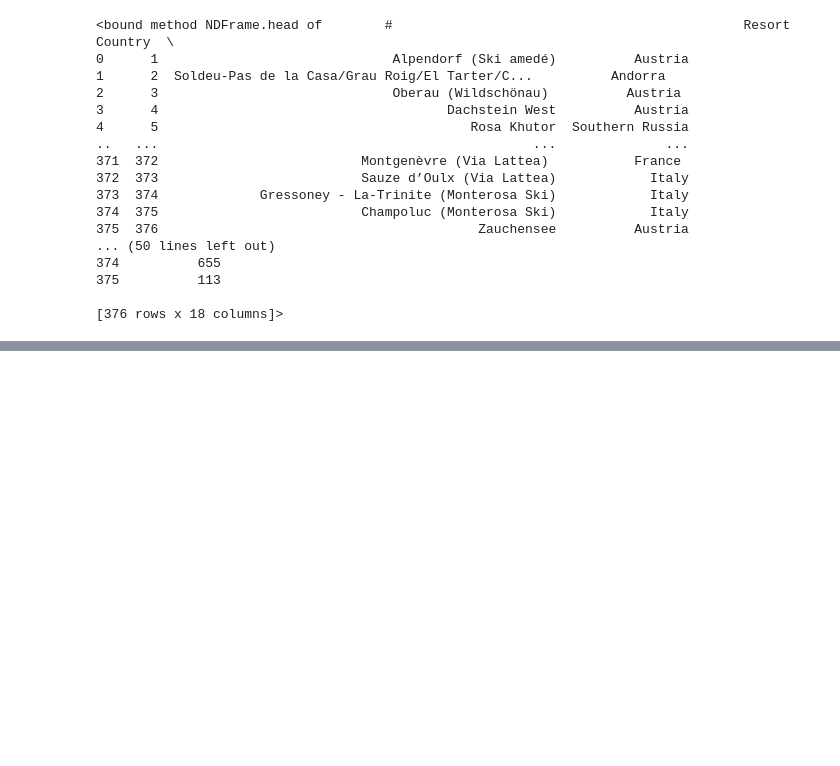
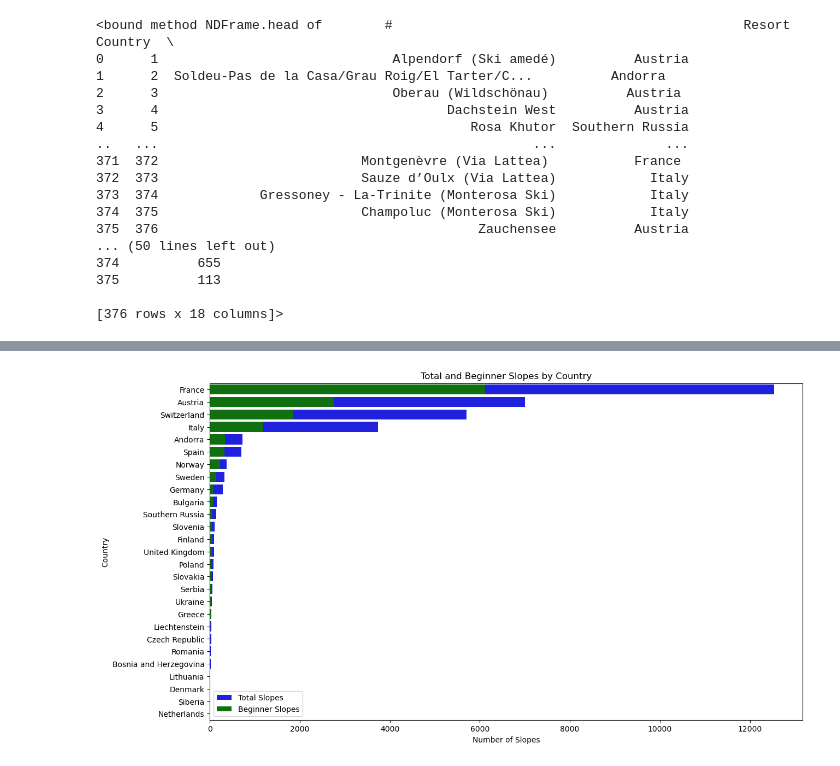
Before and after one commit to defunSM/European-Ski-Resort, a Jupyter notebook: code/02transform.ipynb, the cells around one changed output, grey strips where cells are left out. Drawn from its saved outputs; the diff is of its cells as text; code cells hidden in the pictures; blank space fills up the shorter version.

```diff
--- a/code/02transform.ipynb
+++ b/code/02transform.ipynb
@@ -35,0 +79,18 @@ df.head
+# %%
+plt.figure(figsize=(14, 8))
+
+total_slope_country = df.groupby('Country')['TotalSlope'].sum().sort_values(ascending=False)
+beginner_slopes = df.groupby('Country')['BeginnerSlope'].sum().sort_values(ascending=False)
+
+# a grouped bar plot
+sns.barplot(x=total_slope_country.values, y=total_slope_country.index, label='Total Slopes', color='blue')
+sns.barplot(x=beginner_slopes.values, y=beginner_slopes.index, label='Beginner Slopes', color='green')
+
+plt.xlabel('Number of Slopes')
+plt.ylabel('Country')
+plt.title('Total and Beginner Slopes by Country')
+plt.legend()
+
+plt.show()
+# %% [output]
+[figure, added]
```
Also changed, not shown: parts of 11 cells of this notebook, 3 other files.
